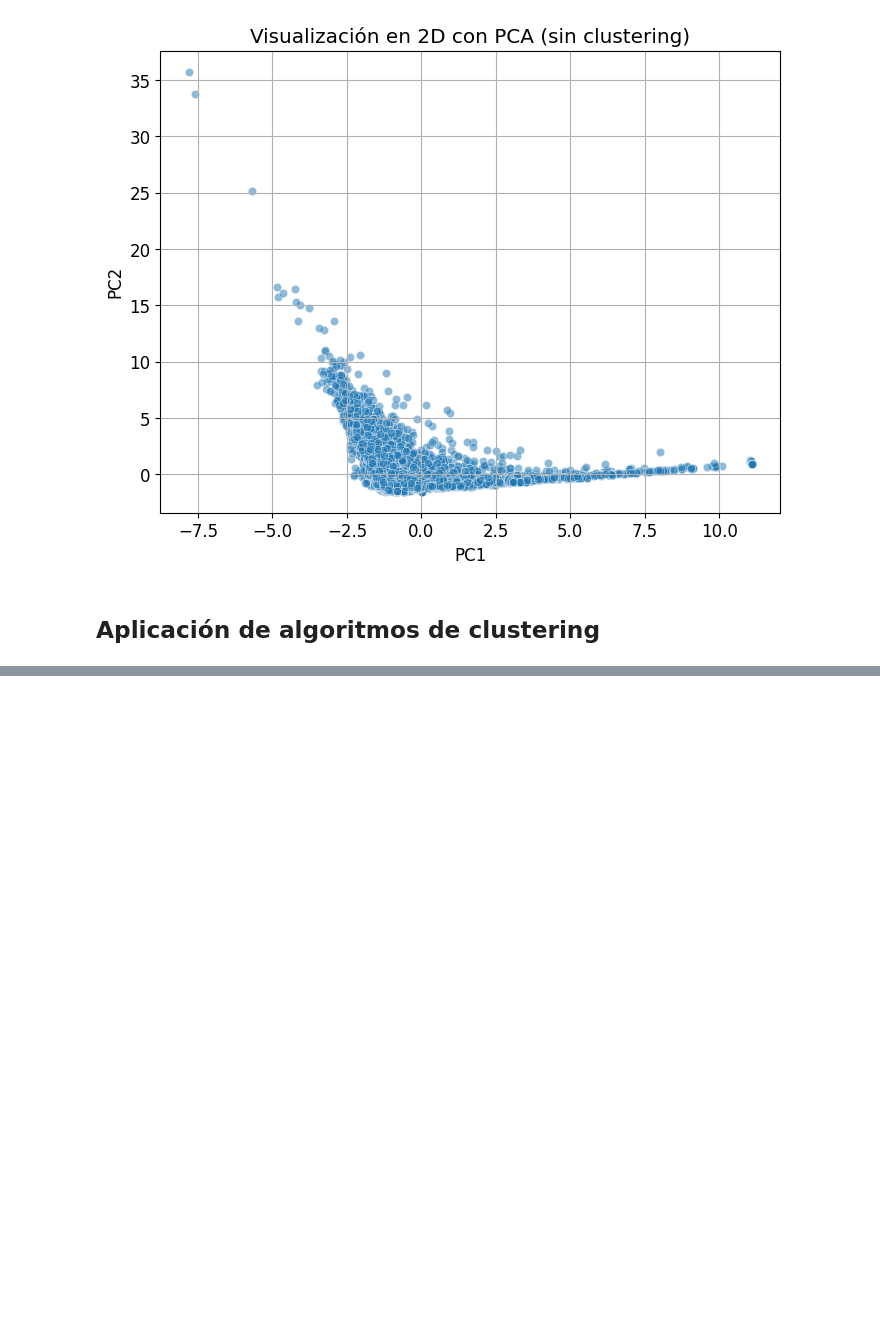
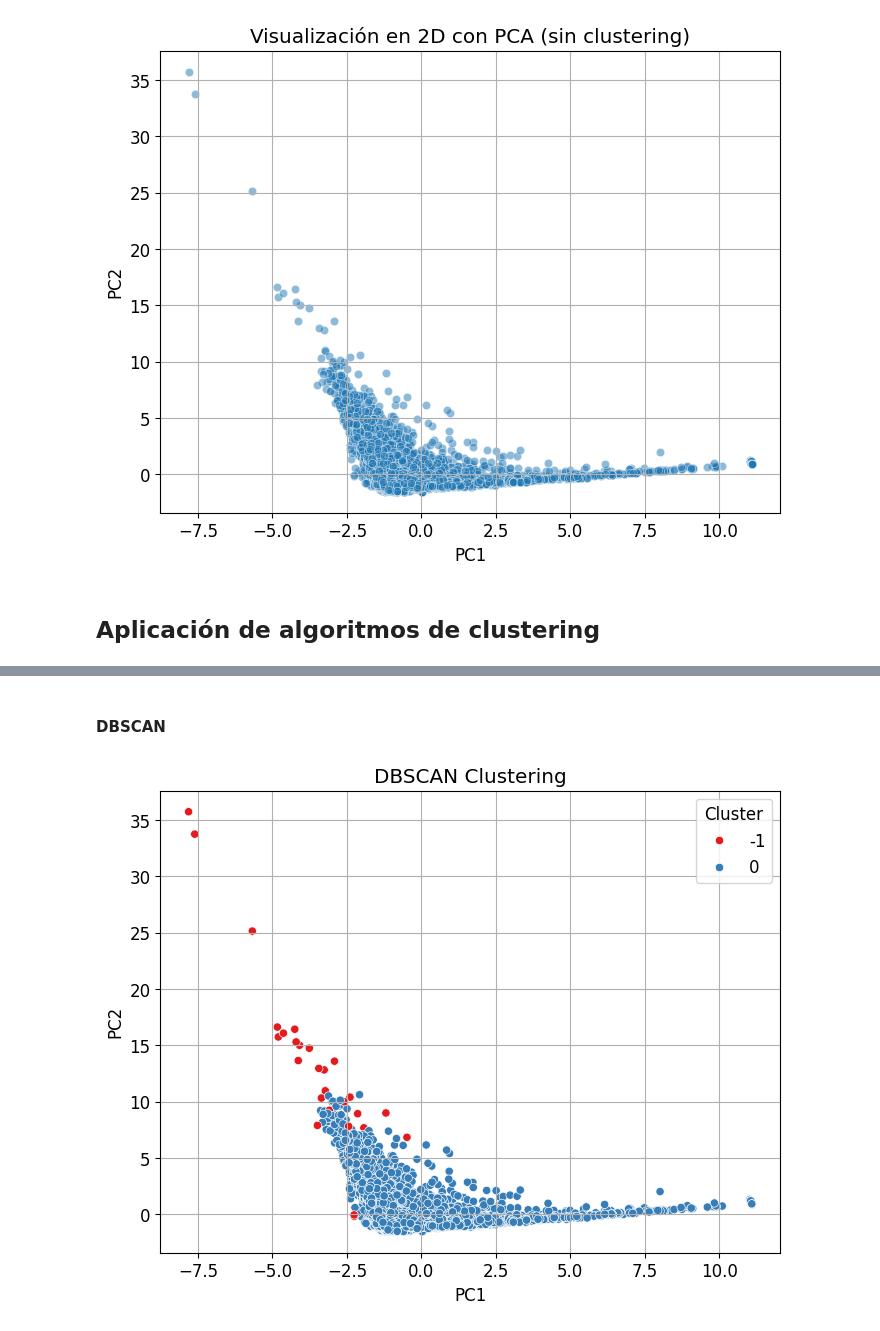
Before and after one commit to Mrldmz/AED-P3, a Jupyter notebook: main.ipynb, the cells around one changed output, grey strips where cells are left out. Drawn from its saved outputs; the diff is of its cells as text; code cells hidden in the pictures; blank space fills up the shorter version.

```diff
--- a/main.ipynb
+++ b/main.ipynb
@@ -565,0 +587,19 @@ plt.show()
+# %% [markdown]
+#### DBSCAN
+# %%
+from sklearn.cluster import DBSCAN
+
+dbscan = DBSCAN(eps=4, min_samples=5)
+dbscan_labels = dbscan.fit_predict(scaled_df)
+
+# Visualizar (con -1 como ruido)
+plt.figure(figsize=(8, 6))
+sns.scatterplot(x=pca_df['PC1'], y=pca_df['PC2'], hue=dbscan_labels, palette='Set1')
+plt.title('DBSCAN Clustering')
+plt.xlabel('PC1')
+plt.ylabel('PC2')
+plt.legend(title='Cluster')
+plt.grid(True)
+plt.show()
+# %% [output]
+[figure, added]
```
Also changed, not shown: parts of 17 cells of this notebook.
